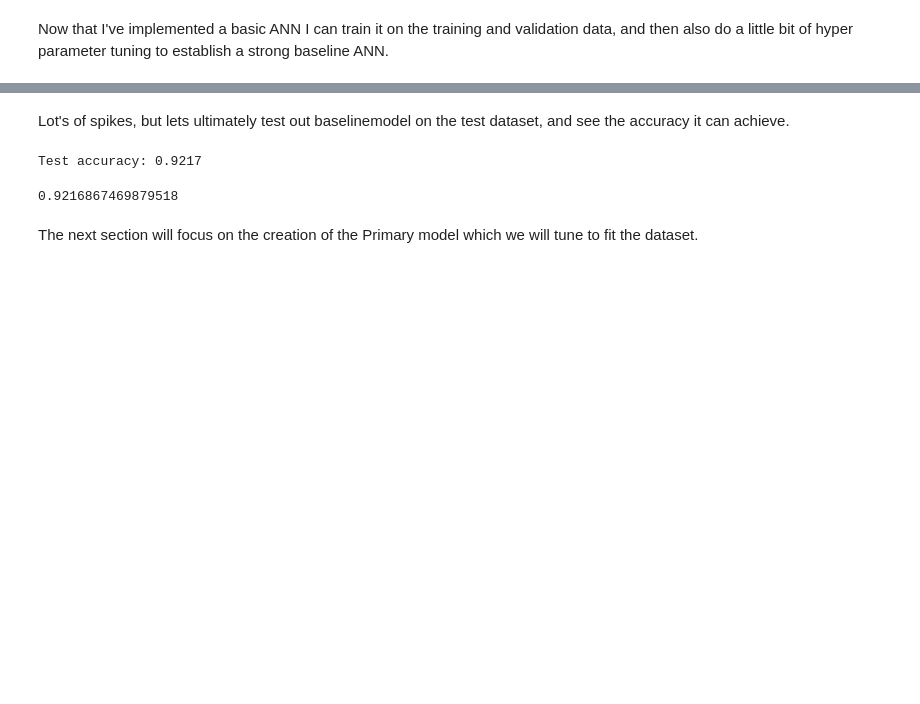
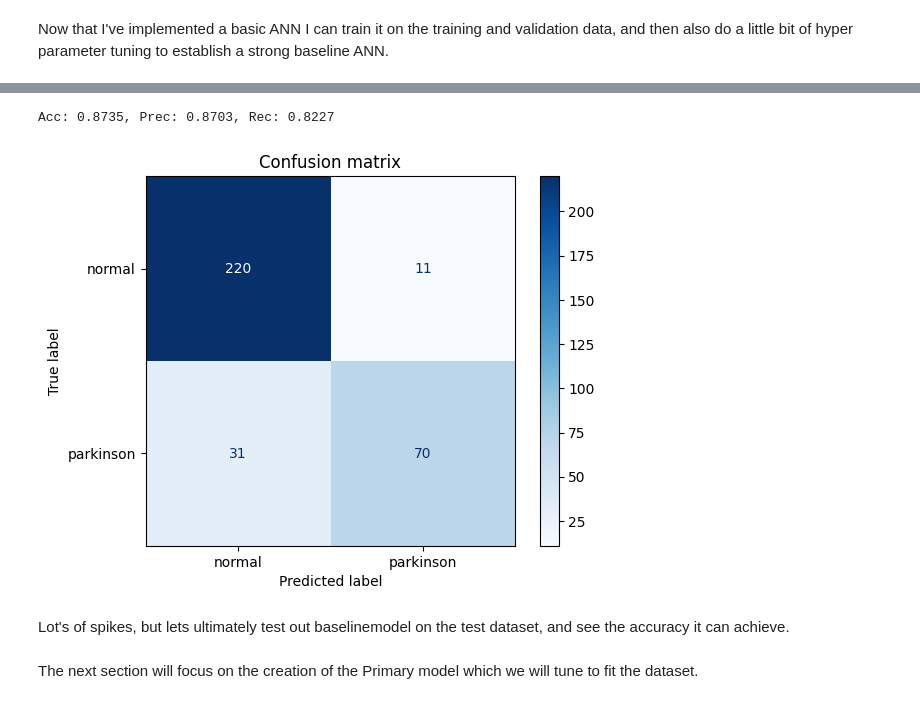
Before and after one commit to Aditsmishra2005/APS360---Project, a Jupyter notebook: Parkinsons_Pathfinder_APS360.ipynb, the cells around one changed output, grey strips where cells are left out. Saved outputs shown, nothing was run; the diff lists cells and outputs as text; code cells hidden in the pictures; blank space fills up the shorter version.

```diff
--- a/Parkinsons_Pathfinder_APS360.ipynb
+++ b/Parkinsons_Pathfinder_APS360.ipynb
@@ -292,3 +307,44 @@ def evaluate(net, loader, criterion):
     return error, loss_val
 # %% [markdown]
 Then I will evaluate my functions using the following method.
+# %%
+from sklearn.metrics import precision_score, recall_score, confusion_matrix, ConfusionMatrixDisplay
+import numpy as np
+import matplotlib.pyplot as plt
+
+def eval_metrics(model, dataset, batchsize, classes=None, device="cpu"):
+    loader = torch.utils.data.DataLoader(dataset,
+                                         batch_size=batchsize,
+                                         shuffle=False)
+    model.eval()
+    all_labels = []
+    all_preds  = []
+
+    with torch.no_grad():
+        for X, y in loader:              # y are TRUE labels
+            X = X.to(device)
+            y = y.to(device)
+
+            outputs = model(X)
+            _, preds = torch.max(outputs, 1)   # predicted labels
+
+            all_labels.extend(y.cpu().numpy())
+            all_preds.extend(preds.cpu().numpy())
+
+    all_labels = np.array(all_labels)
+    all_preds  = np.array(all_preds)
+
+    acc  = (all_preds == all_labels).mean()
+    prec = precision_score(all_labels, all_preds, average="macro")
+    rec  = recall_score(all_labels, all_preds, average="macro")
+
+    print(f"Acc: {acc:.4g}, Prec: {prec:.4g}, Rec: {rec:.4g}")
+
+    if classes is not None:
+        cm = confusion_matrix(all_labels, all_preds)
+        disp = ConfusionMatrixDisplay(cm, display_labels=classes)
+        disp.plot(cmap="Blues")
+        plt.title("Confusion matrix")
+        plt.show()
+
+    return acc, prec, rec
@@ -430,4 +494,4 @@ Epoch 20: Train loss: 0.2330, Train error: 0.0771, Val loss: 0.5496, Val error:
 # %%
 model_baseline3 = ParkinsonBaseline()
-trainnet(model_baseline3, 32, 0.01, 30, train_dataset, val_dataset)
+model_path_baseline = trainnet(model_baseline3, 32, 0.01, 30, train_dataset, val_dataset)
 # %% [output]
@@ -451,11 +521,10 @@ Epoch 30: Train loss: 0.1667, Train error: 0.0489, Val loss: 0.2159, Val error:
+# %%
+acc_baseline, prec_baseline, rec_baseline = eval_metrics(model_baseline3, test_dataset, batchsize=32, classes=classes)
+# %% [output]
+Acc: 0.8735, Prec: 0.8703, Rec: 0.8227
+[figure, added]
 # %% [markdown]
 Lot's of spikes, but lets ultimately test out baselinemodel on the test dataset, and see the accuracy it can achieve.
-# %%
-best_model_baseline = model_baseline3
-test_accuracy(best_model_baseline, test_dataset)
-# %% [output]
-Test accuracy: 0.9217
-0.9216867469879518
 # %% [markdown]
 The next section will focus on the creation of the Primary model which we will tune to fit the dataset.
 # %%
```
Also changed, not shown: parts of 21 cells of this notebook.
